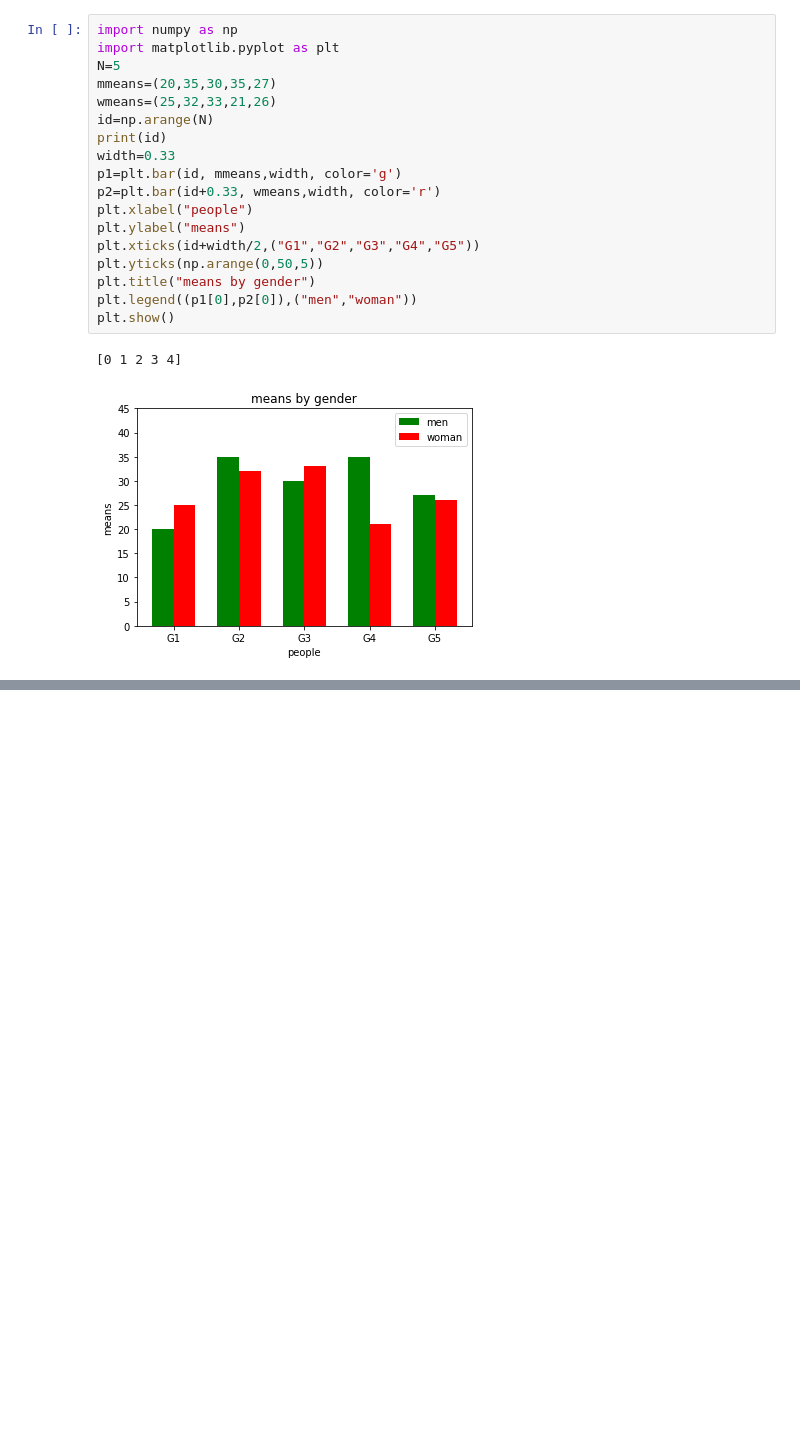
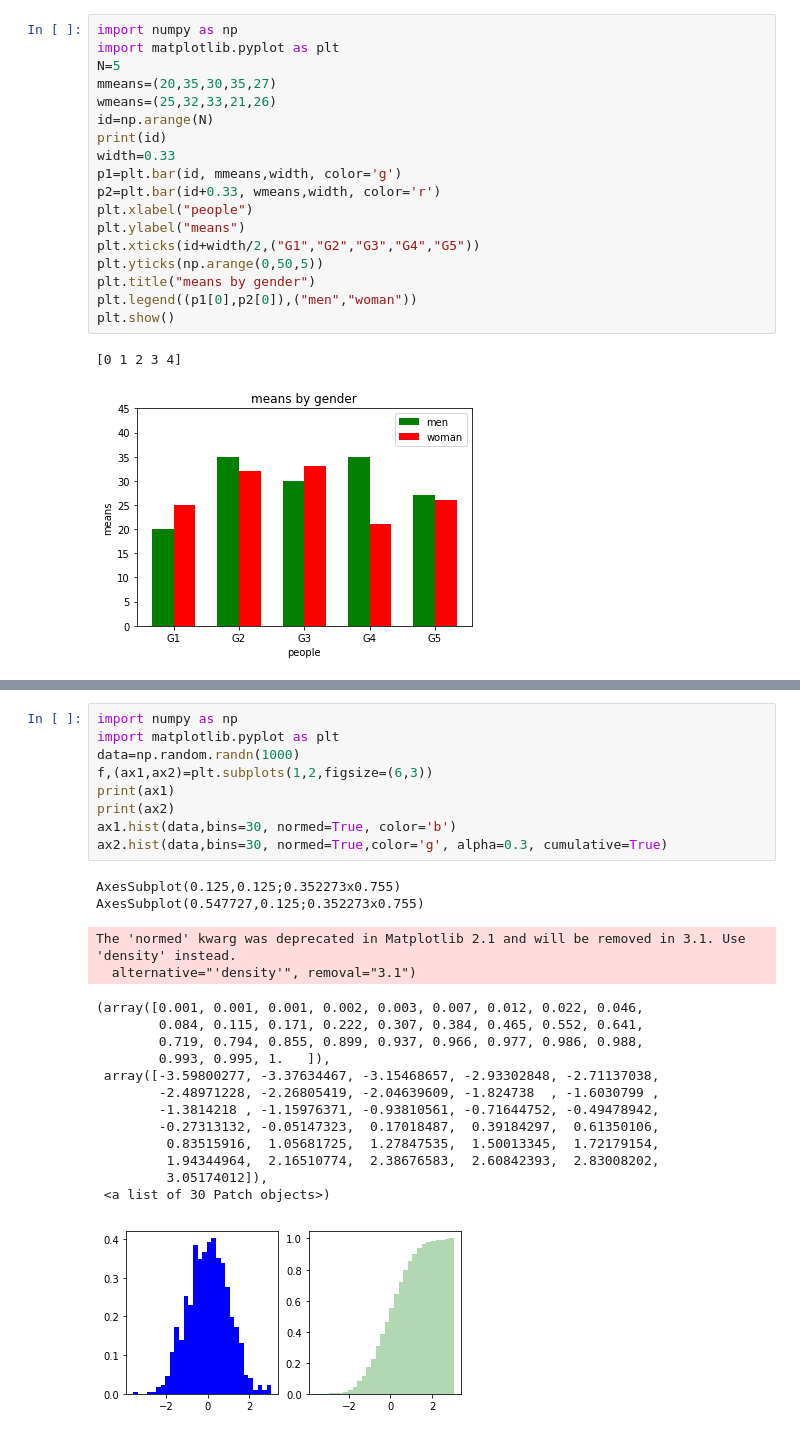
Before and after one commit to choisooyeon007/hello-world, a Jupyter notebook: plot.ipynb, the cells around one changed output, grey strips where cells are left out. Drawn from its saved outputs; the diff is of its cells as text; blank space fills up the shorter version.

```diff
--- a/plot.ipynb
+++ b/plot.ipynb
@@ -124,0 +162,27 @@ plt.show()
+# %%
+import numpy as np
+import matplotlib.pyplot as plt
+data=np.random.randn(1000)
+f,(ax1,ax2)=plt.subplots(1,2,figsize=(6,3))
+print(ax1)
+print(ax2)
+ax1.hist(data,bins=30, normed=True, color='b')
+ax2.hist(data,bins=30, normed=True,color='g', alpha=0.3, cumulative=True)
+# %% [output]
+AxesSubplot(0.125,0.125;0.352273x0.755)
+AxesSubplot(0.547727,0.125;0.352273x0.755)
+The 'normed' kwarg was deprecated in Matplotlib 2.1 and will be removed in 3.1. Use 'density' instead.
+  alternative="'density'", removal="3.1")
+(array([0.001, 0.001, 0.001, 0.002, 0.003, 0.007, 0.012, 0.022, 0.046,
+        0.084, 0.115, 0.171, 0.222, 0.307, 0.384, 0.465, 0.552, 0.641,
+        0.719, 0.794, 0.855, 0.899, 0.937, 0.966, 0.977, 0.986, 0.988,
+        0.993, 0.995, 1.   ]),
+ array([-3.59800277, -3.37634467, -3.15468657, -2.93302848, -2.71137038,
+        -2.48971228, -2.26805419, -2.04639609, -1.824738  , -1.6030799 ,
+        -1.3814218 , -1.15976371, -0.93810561, -0.71644752, -0.49478942,
+        -0.27313132, -0.05147323,  0.17018487,  0.39184297,  0.61350106,
+         0.83515916,  1.05681725,  1.27847535,  1.50013345,  1.72179154,
+         1.94344964,  2.16510774,  2.38676583,  2.60842393,  2.83008202,
+         3.05174012]),
+ <a list of 30 Patch objects>)
+[figure, added]
```
Also changed, not shown: parts of 4 cells of this notebook.
